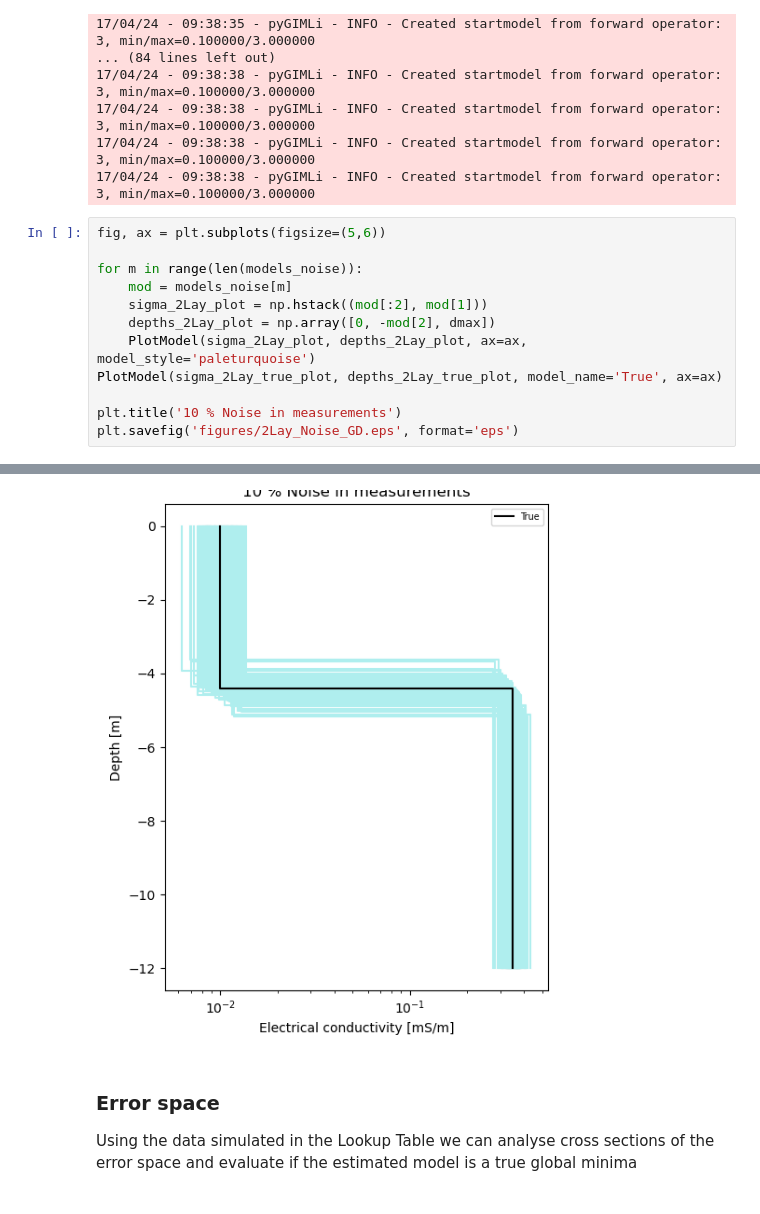
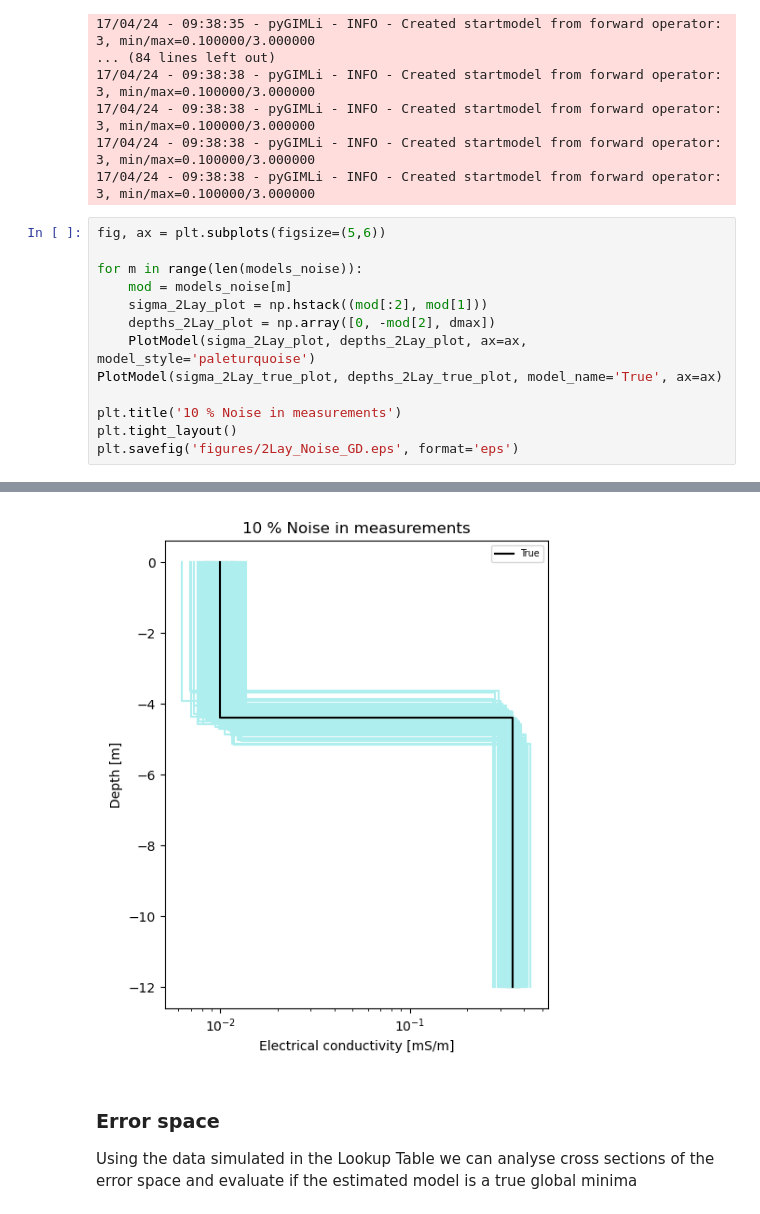
Before and after one commit to mariacarrizo/EMI_Gw_Temp_1D, a Jupyter notebook: Estimations_2Lay.ipynb, the cells around one changed output, grey strips where cells are left out. Cells and saved outputs as stored; diff of their text form.

```diff
--- a/Estimations_2Lay.ipynb
+++ b/Estimations_2Lay.ipynb
@@ -254,5 +255,6 @@ for m in range(len(models_noise)):
 PlotModel(sigma_2Lay_true_plot, depths_2Lay_true_plot, model_name='True', ax=ax)
 
 plt.title('10 % Noise in measurements')
+plt.tight_layout()
 plt.savefig('figures/2Lay_Noise_GD.eps', format='eps')
 # %% [output]
@@ -260,4 +262,4 @@ plt.savefig('figures/2Lay_Noise_GD.eps', format='eps')
-[figure, old version]
+[figure, new version]
 # %% [markdown]
 ### Error space
 
```
Also changed, not shown: parts of 3 cells of this notebook.
